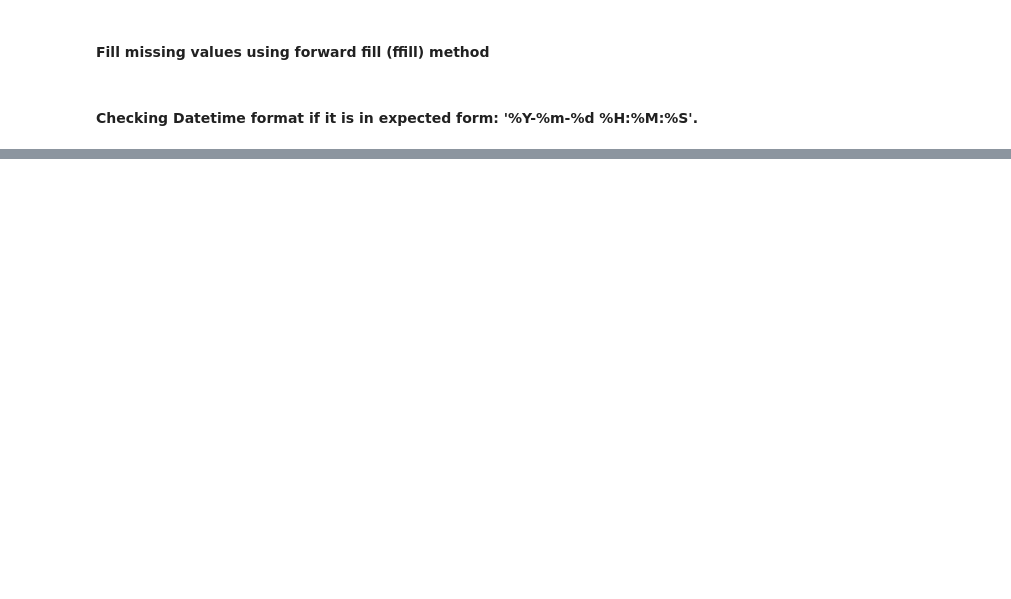
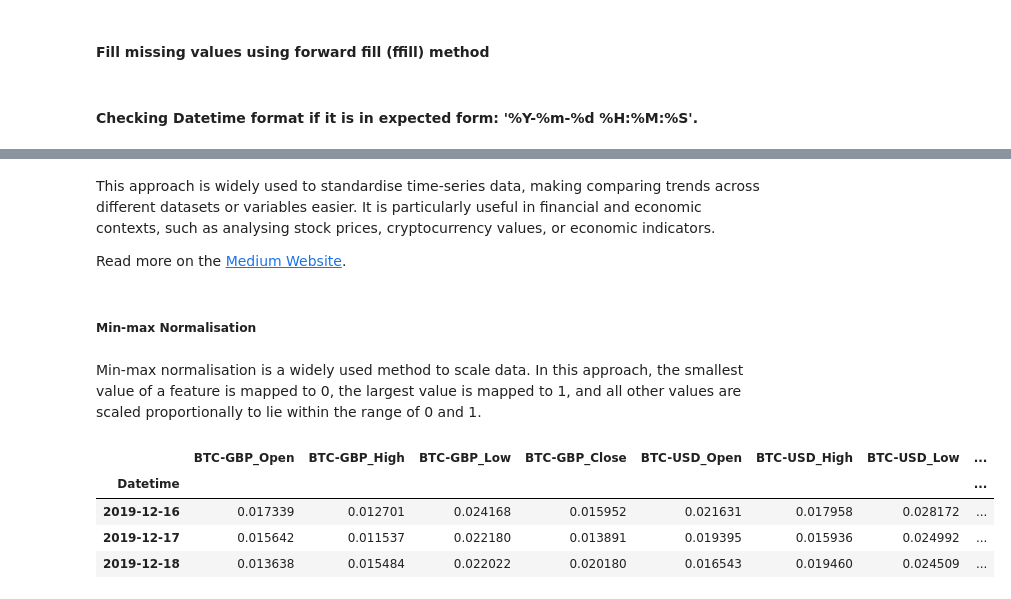
Before and after one commit to TomUszyn/PFDA-project, a Jupyter notebook: analysingCurrencyTrends.ipynb, the cells around one changed output, grey strips where cells are left out. Drawn from its saved outputs; the diff is of its cells as text; code cells hidden in the pictures; blank space fills up the shorter version.

```diff
--- a/analysingCurrencyTrends.ipynb
+++ b/analysingCurrencyTrends.ipynb
@@ -340,0 +370,36 @@ normalisedbtc2y, normalisedbtc5y, normalisedbtc5d = normalisedBtcFrames[0], norm
+# %% [markdown]
+This approach is widely used to standardise time-series data, making comparing trends across different datasets or variables easier. It is particularly useful in financial and economic contexts, such as analysing stock prices, cryptocurrency values, or economic indicators.
+
+Read more on the [Medium Website](https://medium.com/coinmonks/cryptocurrency-analysis-with-python-understanding-normalization-returns-rewards-and-risk-7e4d530c917).
+# %% [markdown]
+##### Min-max Normalisation
+# %% [markdown]
+Min-max normalisation is a widely used method to scale data. In this approach, the smallest value of a feature is mapped to 0, the largest value is mapped to 1, and all other values are scaled proportionally to lie within the range of 0 and 1.
+# %%
+# List of DataFrames
+btcDataframes = [btc2y, btc5y, btc5d]
+
+# Initialize the Min-Max Scaler
+minMaxScaler = preprocessing.MinMaxScaler()
+
+# Apply Min-Max scaling to each DataFrame and store them
+normalisedDfs = [
+    pd.DataFrame(
+        minMaxScaler.fit_transform(df),
+        columns=df.columns,
+        index=df.index
+    )
+    for df in btcDataframes
+]
+
+# Unpack the normalized DataFrames
+normalisedMinMaxBtc2y, normalisedMinMaxBtc5y, normalisedMinMaxBtc5d = normalisedDfs
+
+# Display the first 3 rows of the normalised DataFrame for 5 years
+normalisedMinMaxBtc5y.head(3)
+# %% [output]
+|  | BTC-GBP_Open | BTC-GBP_High | BTC-GBP_Low | BTC-GBP_Close | BTC-USD_Open | BTC-USD_High | BTC-USD_Low | ... |
+| Datetime |  |  |  |  |  |  |  | ... |
+| 2019-12-16 | 0.017339 | 0.012701 | 0.024168 | 0.015952 | 0.021631 | 0.017958 | 0.028172 | ... |
+| 2019-12-17 | 0.015642 | 0.011537 | 0.022180 | 0.013891 | 0.019395 | 0.015936 | 0.024992 | ... |
+| 2019-12-18 | 0.013638 | 0.015484 | 0.022022 | 0.020180 | 0.016543 | 0.019460 | 0.024509 | ... |
```
Also changed, not shown: parts of 24 cells of this notebook, 14 other files.
